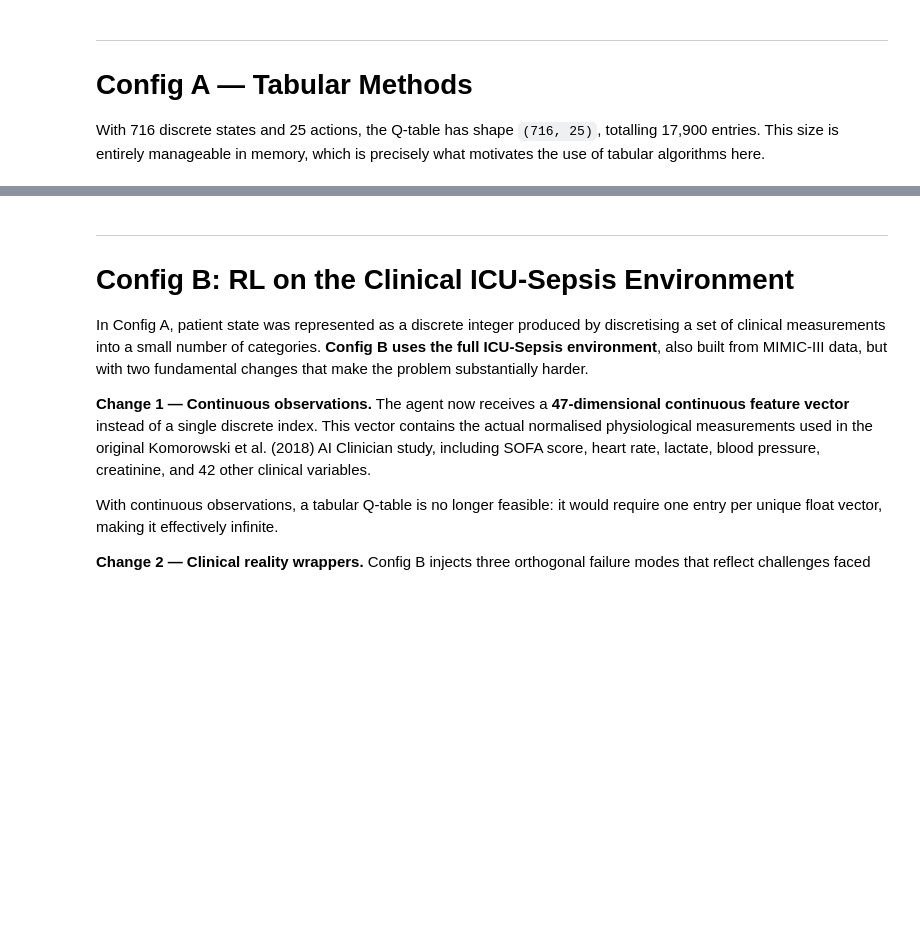
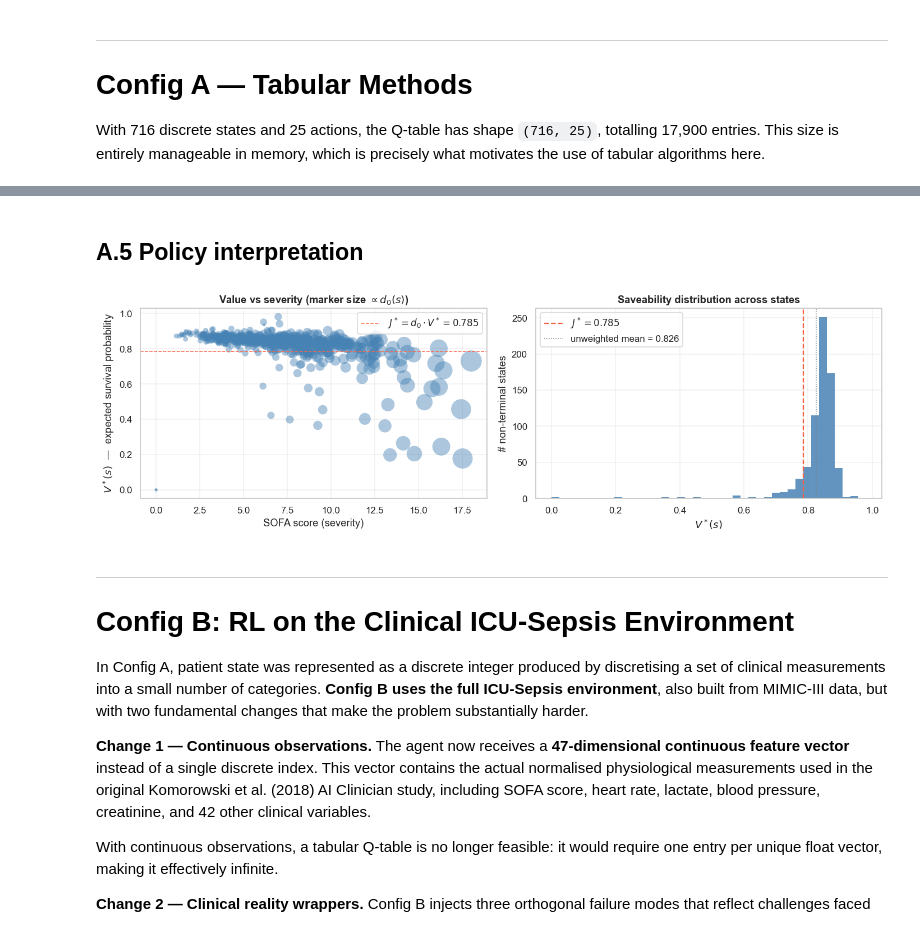
Before and after one commit to SamuelBraun/reinforcement-learning-sepsis, a Jupyter notebook: rl_sepsis_project.ipynb, the cells around one changed output, grey strips where cells are left out. Saved outputs shown, nothing was run; the diff lists cells and outputs as text; code cells hidden in the pictures; blank space fills up the shorter version.

```diff
--- a/rl_sepsis_project.ipynb
+++ b/rl_sepsis_project.ipynb
@@ -195,0 +952,2 @@ With 716 discrete states and 25 actions, the Q-table has shape `(716, 25)`, tota
+# %% [markdown]
+## A.5 Policy interpretation
@@ -196,3 +1074,51 @@ With 716 discrete states and 25 actions, the Q-table has shape `(716, 25)`, tota
+# %%
+# Fig 6 — value landscape: V*(s) vs SOFA + V* distribution across states.
+# V_VI_exact comes from the analytical linear solve and matches V_VI from
+# Bellman iteration to numerical tolerance.
+
+sofa_landscape_full = raw._sofa_scores
+sofa_landscape_nt = sofa_landscape_full[NON_TERMINAL]
+V_nt = V_VI_exact[NON_TERMINAL]
+d0_nt = raw._d_0[NON_TERMINAL]
+
+d0_max = d0_nt.max()
+size_norm = d0_nt / d0_max
+marker_sizes = 12 + 600 * size_norm
+
+V_nt_unweighted_mean = float(V_nt.mean())
+
+fig, axes = plt.subplots(1, 2, figsize=(13, 4.2))
+
+j_star_label = fr'$J^* = d_0 \cdot V^* = {J_VI_exact:.3f}$'
+axes[0].scatter(sofa_landscape_nt, V_nt, s=marker_sizes, alpha=0.45,
+                color='steelblue', edgecolor='none')
+axes[0].axhline(J_VI_exact, color='tomato', linestyle='--', linewidth=1.0,
+                label=j_star_label)
+axes[0].set_xlabel('SOFA score (severity)')
+axes[0].set_ylabel(r'$V^*(s)$  —  expected survival probability')
+axes[0].set_title(r'Value vs severity (marker size $\propto d_0(s)$)',
+                  fontweight='bold')
+axes[0].legend(loc='upper right')
+axes[0].grid(True, alpha=0.3)
+
+hist_j_label = fr'$J^* = {J_VI_exact:.3f}$'
+hist_mean_label = f'unweighted mean = {V_nt_unweighted_mean:.3f}'
+axes[1].hist(V_nt, bins=40, color='steelblue', alpha=0.85, edgecolor='none')
+axes[1].axvline(J_VI_exact, color='tomato', linestyle='--', linewidth=1.5,
+                label=hist_j_label)
+axes[1].axvline(V_nt_unweighted_mean, color='gray', linestyle=':', linewidth=1.0,
+                label=hist_mean_label)
+axes[1].set_xlabel(r'$V^*(s)$')
+axes[1].set_ylabel('# non-terminal states')
+axes[1].set_title('Saveability distribution across states', fontweight='bold')
+axes[1].legend(loc='upper left')
+axes[1].grid(True, alpha=0.3)
+
+plt.tight_layout()
+plt.savefig(f'{PLOTS_DIR}/configA_value_landscape.png', bbox_inches='tight')
+plt.show()
+# %% [output]
+[figure, added]
 # %% [markdown]
 ---
 # Config B: RL on the Clinical ICU-Sepsis Environment
```
Also changed, not shown: parts of 33 cells of this notebook, 7 other files.
